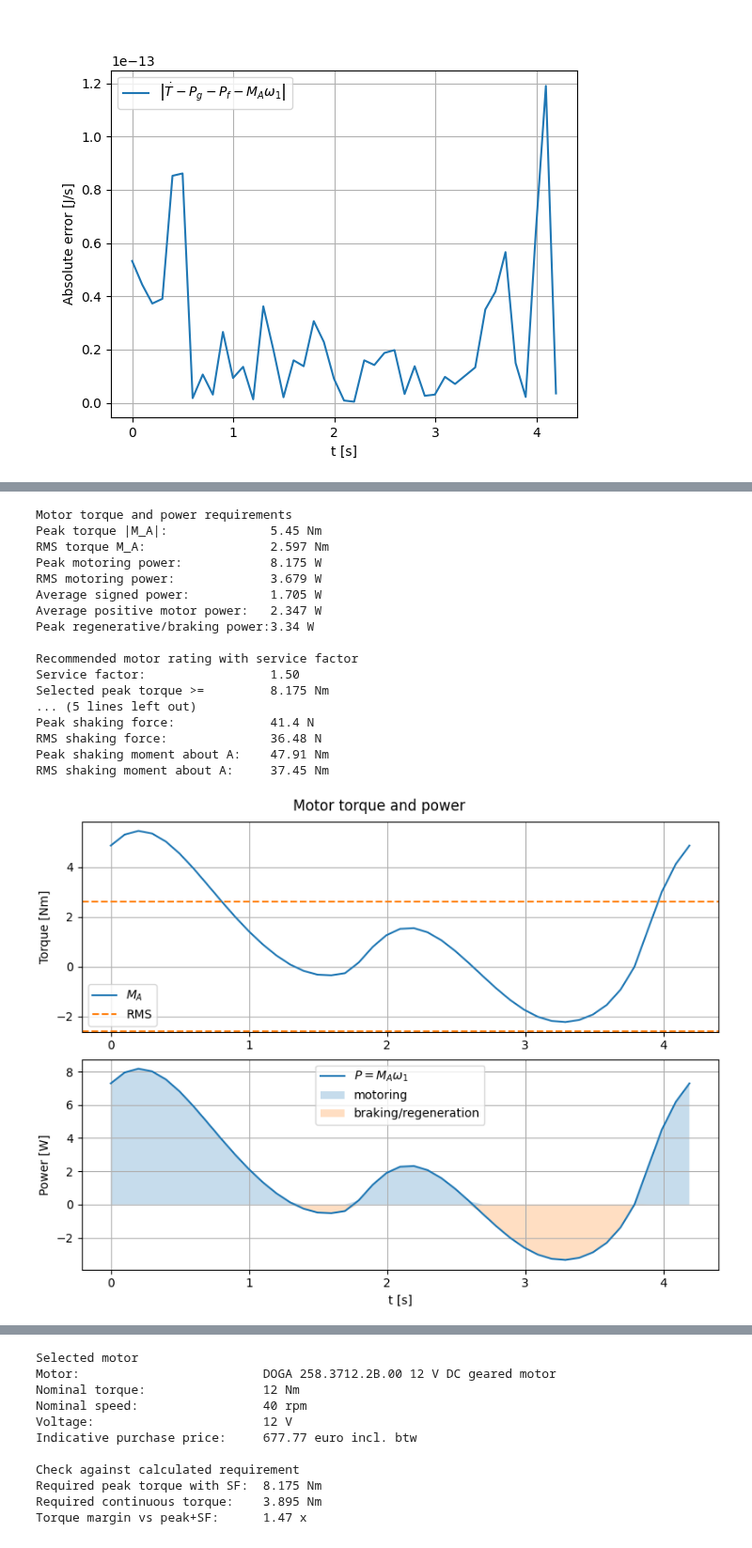
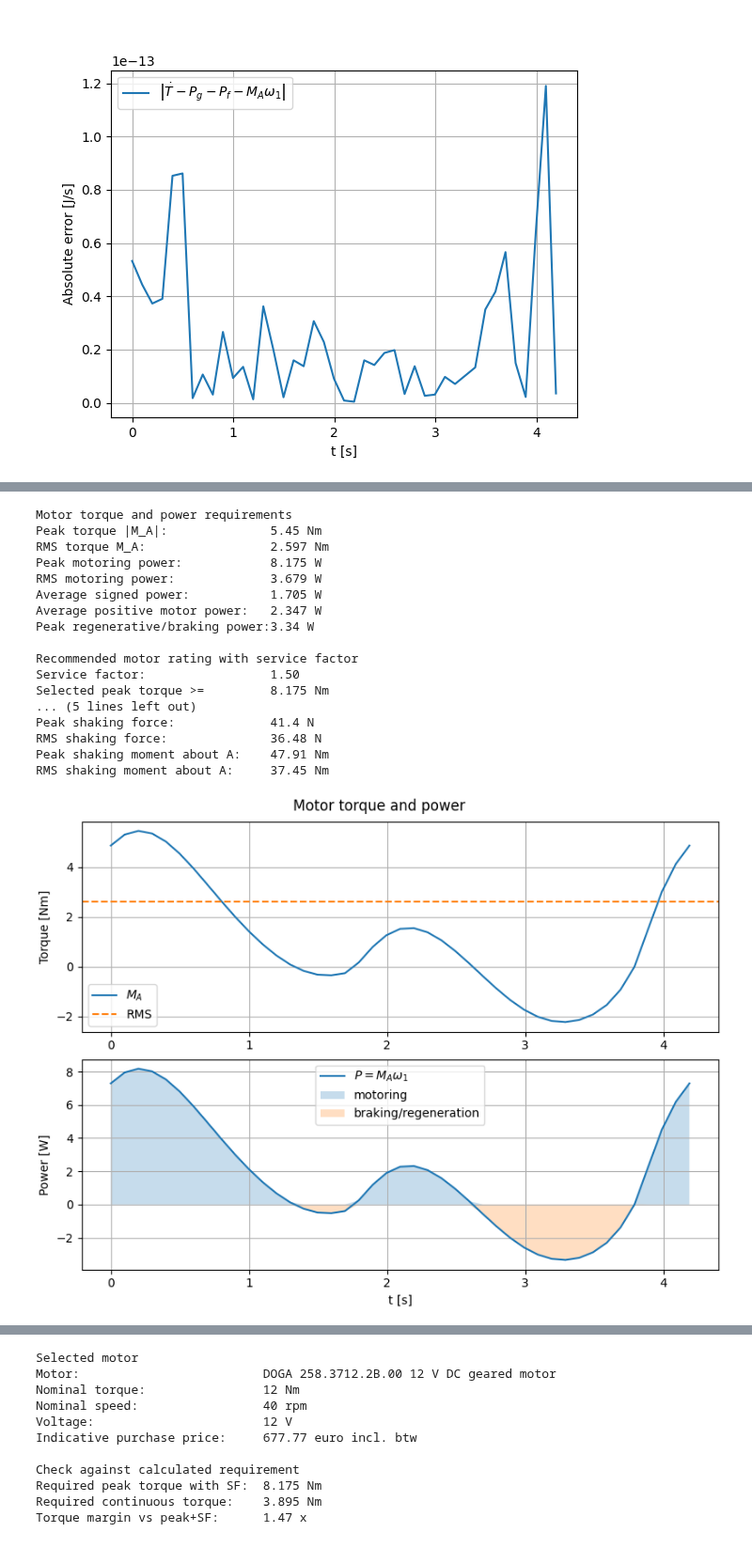
Before and after one commit to colincools/beweging, a Jupyter notebook: Ruitenwissers-mechanisme met zwaartekracht en wrijving.ipynb, the cells around one changed output, grey strips where cells are left out. Shown at 94% size. Saved outputs shown, nothing was run; the diff lists cells and outputs as text; code cells hidden in the pictures.

```diff
--- a/Ruitenwissers-mechanisme met zwaartekracht en wrijving.ipynb
+++ b/Ruitenwissers-mechanisme met zwaartekracht en wrijving.ipynb
@@ -1138,36 +1174,36 @@ fig_motor, ax_motor = plt.subplots(nrows=2, ncols=1, constrained_layout=True, fi
 fig_motor.suptitle('Motor torque and power')
 ax_motor[0].plot(t, M_A, label=r'$M_A$')
 ax_motor[0].axhline(M_motor_rms, color='tab:orange', linestyle='--', label='RMS')
-ax_motor[0].axhline(-M_motor_rms, color='tab:orange', linestyle='--')
+# ax_motor[0].axhline(-M_motor_rms, color='tab:orange', linestyle='--')
 ax_motor[0].set_ylabel('Torque [Nm]')
 ax_motor[0].grid()
 ax_motor[0].legend()
 
 ax_motor[1].plot(t, P_motor, label=r'$P=M_A\omega_1$')
 ax_motor[1].fill_between(t, 0, P_motoring, alpha=0.25, label='motoring')
 ax_motor[1].fill_between(t, 0, P_braking, alpha=0.25, label='braking/regeneration')
 ax_motor[1].set_xlabel('t [s]')
 ax_motor[1].set_ylabel('Power [W]')
 ax_motor[1].grid()
 ax_motor[1].legend()
 plt.show()
 # %% [output]
 Motor torque and power requirements
 Peak torque |M_A|:              5.45 Nm
 RMS torque M_A:                 2.597 Nm
 Peak motoring power:            8.175 W
 RMS motoring power:             3.679 W
 Average signed power:           1.705 W
 Average positive motor power:   2.347 W
 Peak regenerative/braking power:3.34 W
 
 Recommended motor rating with service factor
 Service factor:                 1.50
 Selected peak torque >=         8.175 Nm
 ... (5 lines left out)
 Peak shaking force:             41.4 N
 RMS shaking force:              36.48 N
 Peak shaking moment about A:    47.91 Nm
 RMS shaking moment about A:     37.45 Nm
-[figure, old version]
+[figure, new version]
 # %% [markdown]
```
Also changed, not shown: parts of 22 cells of this notebook.
